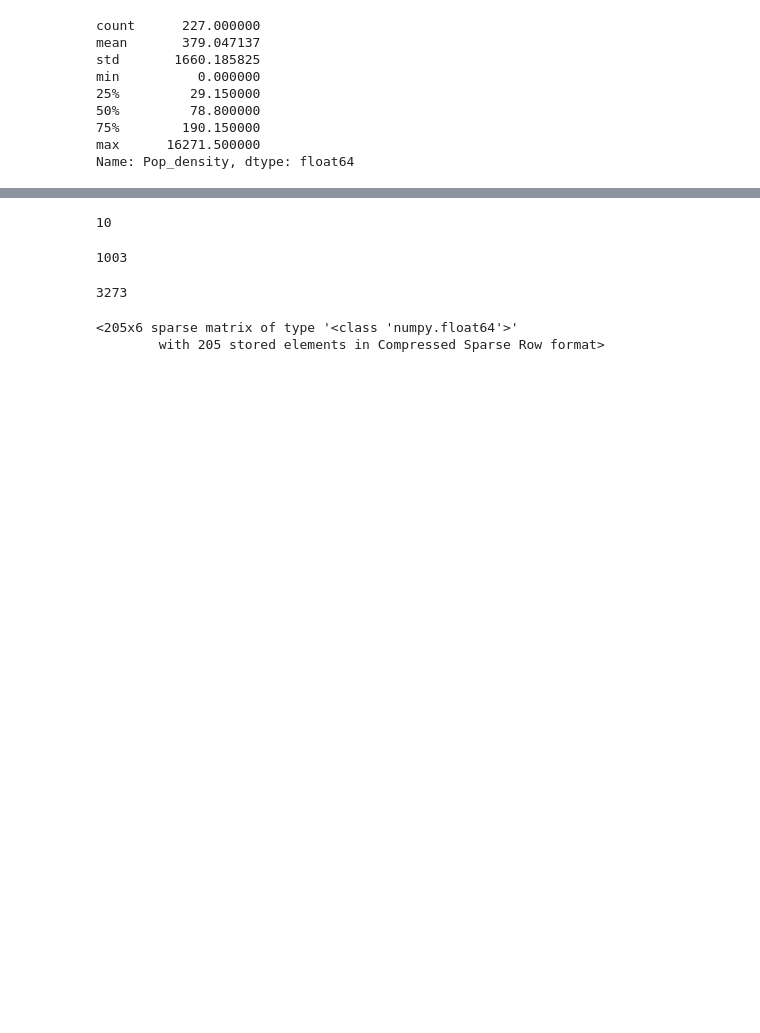
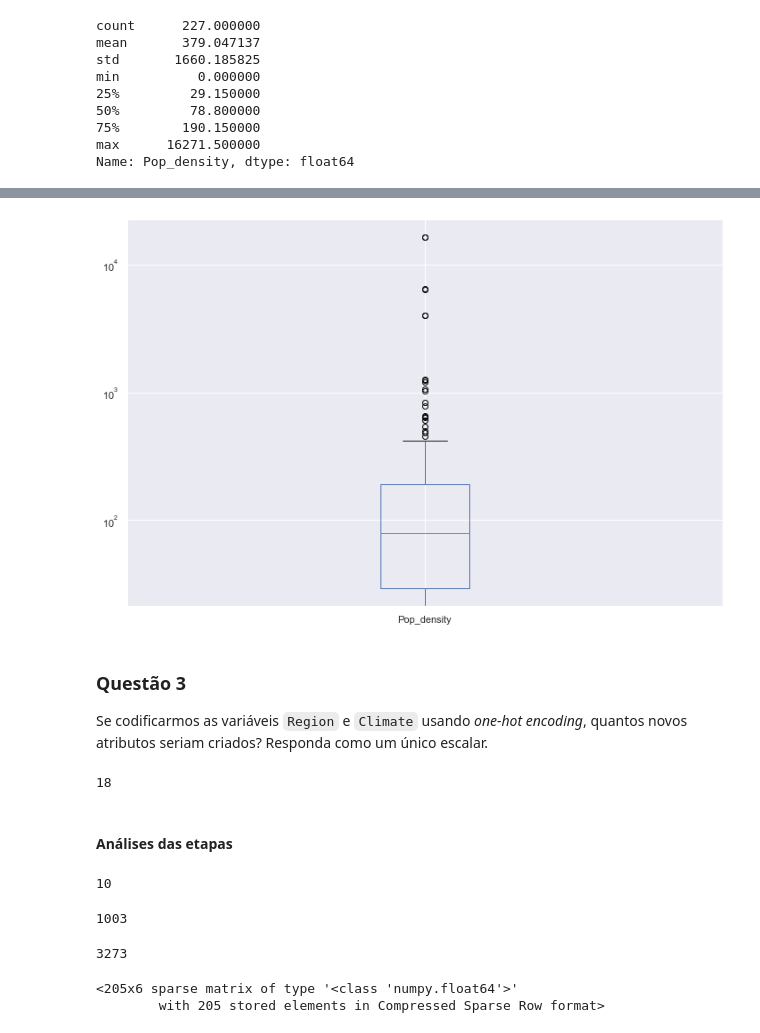
Before and after one commit to viniciusriosfuck/dscodenation, a Jupyter notebook: data-science-4/main.ipynb, the cells around one changed output, grey strips where cells are left out. Cells and saved outputs as stored; diff of their text form; code cells hidden in the pictures; blank space fills up the shorter version.

```diff
--- a/data-science-4/main.ipynb
+++ b/data-science-4/main.ipynb
@@ -243,0 +299,8 @@ plt.hist(pop_density_10bins)
+# %%
+countries[['Pop_density']].plot(kind='box', logy=True);
+# %% [output]
+[figure, added]
+# %% [markdown]
+### Questão 3
+
+Se codificarmos as variáveis `Region` e `Climate` usando _one-hot encoding_, quantos novos atributos seriam criados? Responda como um único escalar.
@@ -244 +326,7 @@ plt.hist(pop_density_10bins)
+# %%
+q3()
+# %% [output]
+18
+# %% [markdown]
+#### Análises das etapas
 # %%
```
Also changed, not shown: parts of 92 cells of this notebook.
